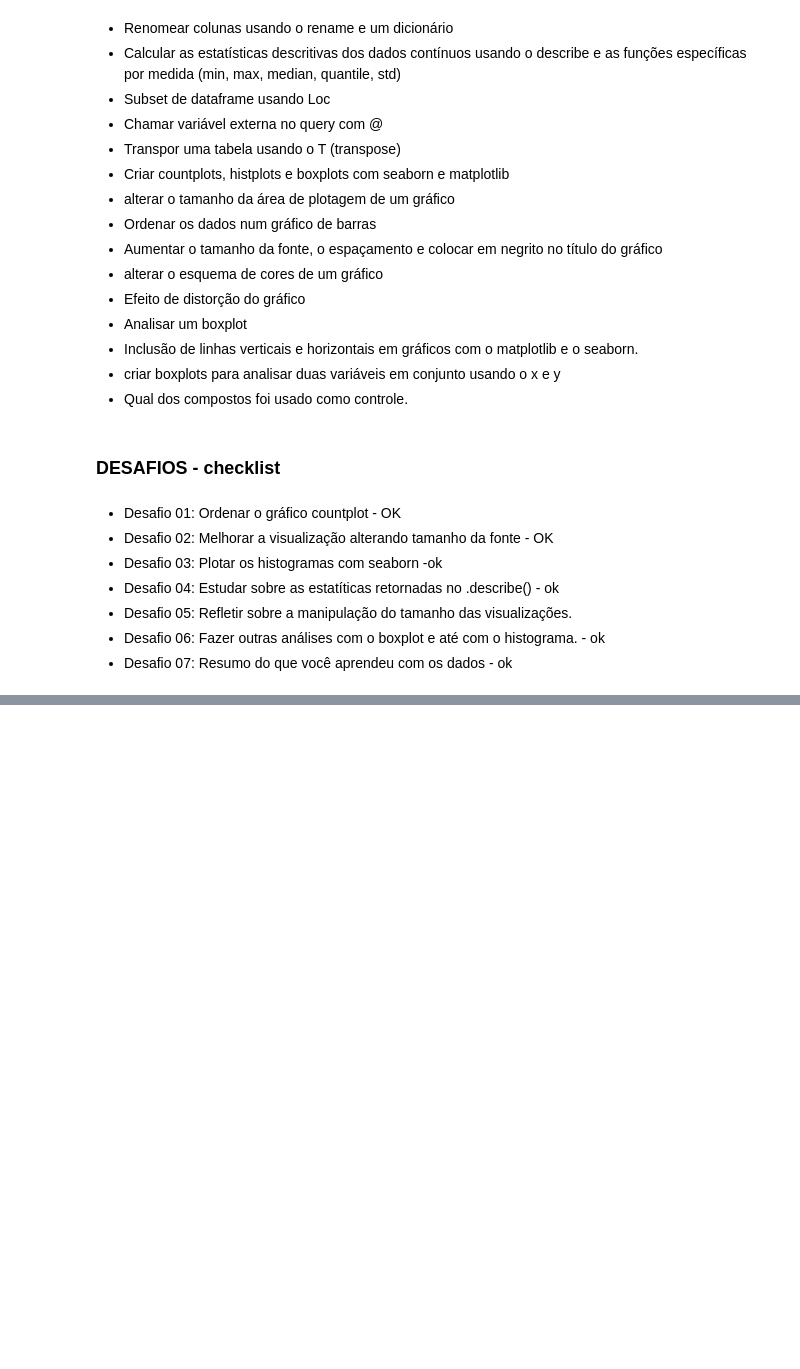
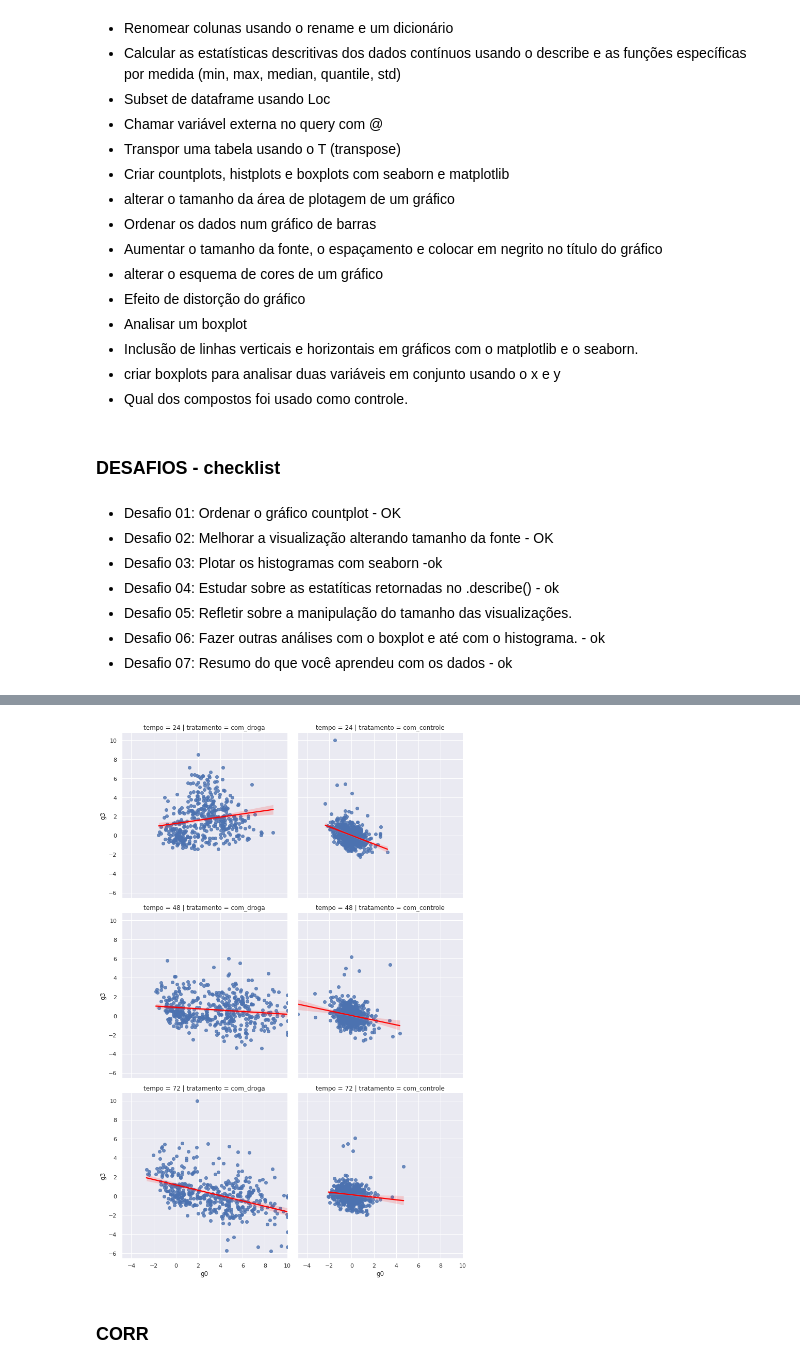
Before and after one commit to ClarisseAlvarenga/Imersao_Alura_3_edicao, a Jupyter notebook: Imersão_Dados_III_Alura_Clarisse.ipynb, the cells around one changed output, grey strips where cells are left out. Saved outputs shown, nothing was run; the diff lists cells and outputs as text; code cells hidden in the pictures; blank space fills up the shorter version.

```diff
--- a/Imersão_Dados_III_Alura_Clarisse.ipynb
+++ b/Imersão_Dados_III_Alura_Clarisse.ipynb
@@ -474,0 +639,7 @@ ax.axvline(x=dados.query('tratamento == "com_controle"')['g19'].median());
+# %%
+#comparando os dados de tratamento na correlação entre os genes 0 e 3
+sns.lmplot(data=compostos_top5, x='g0', y='g3', col='tratamento', line_kws={'color':'red'}, row='tempo');
+# %% [output]
+[figure, added]
+# %% [markdown]
+### **CORR**
```
Also changed, not shown: parts of 35 cells of this notebook.
